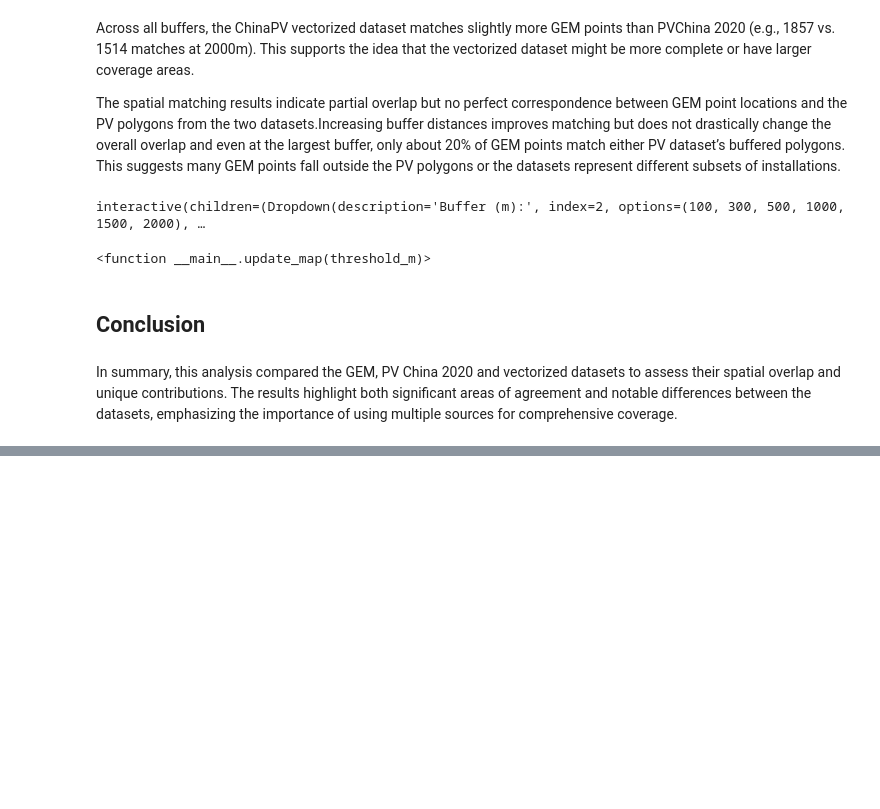
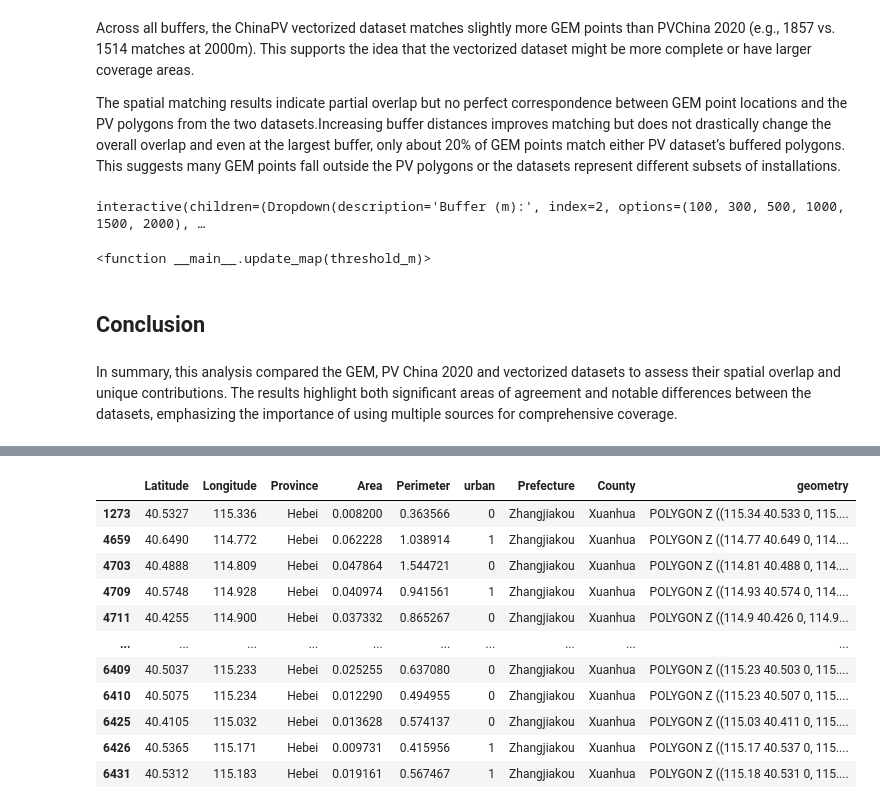
Before and after one commit to XinranHf/solar-data-china, a Jupyter notebook: scripts/analysis/compare_datasets.ipynb, the cells around one changed output, grey strips where cells are left out. Cells and saved outputs as stored; diff of their text form; code cells hidden in the pictures; blank space fills up the shorter version.

```diff
--- a/scripts/analysis/compare_datasets.ipynb
+++ b/scripts/analysis/compare_datasets.ipynb
@@ -527,0 +555,84 @@ In summary, this analysis compared the GEM, PV China 2020 and vectorized dataset
+# %%
+# For each county in the focus list, compare the three datasets at the county level.
+# Save the counts in a DataFrame for later plotting.
+
+county_count_records = []
+
+for idx, row in focus_counties.iterrows():
+    province = row['province']
+    prefecture = row['prefecture']
+    county = row['county']
+
+    print(f"\n=== {province} / {prefecture} / {county} ===")
+
+    # Special handling for Hanbin and Baishui: only match on prefecture
+    is_hanbin = prefecture.strip().lower() == "hanbin"
+    is_baishui = prefecture.strip().lower() == "baishui"
+
+    # Helper function for "contains" county matching (case-insensitive, ignore NaN)
+    def county_contains(df, province, prefecture, county):
+        mask = (
+            (df['Province'] == province) &
+            (df['Prefecture'] == prefecture) &
+            (df['County'].astype(str).str.lower().str.contains(str(county).lower(), na=False))
+        )
+        return df[mask]
+
+    # GEM
+    if is_hanbin or is_baishui:
+        gem_county = gem[
+            (gem['Province'] == province) &
+            (gem['Prefecture'] == prefecture)
+        ]
+    else:
+        gem_county = county_contains(gem, province, prefecture, county)
+    gem_count = len(gem_county)
+    print(f"GEM: {gem_count} records")
+    if not gem_county.empty:
+        display(gem_county)
+    else:
+        print("No GEM records for this county.")
+
+    # PV China 2020
+    if is_hanbin or is_baishui:
+        pvchina_county = pvchina_2020[
+            (pvchina_2020['Province'] == province) &
+            (pvchina_2020['Prefecture'] == prefecture)
+        ]
+    else:
+        pvchina_county = county_contains(pvchina_2020, province, prefecture, county)
+    pvchina_count = len(pvchina_county)
+    print(f"PV China 2020: {pvchina_count} records")
+    if not pvchina_county.empty:
+        display(pvchina_county)
+    else:
+        print("No PV China 2020 records for this county.")
+
+    # ChinaPV Vectorized 2020
+    if is_hanbin or is_baishui:
+        chinapv_vec_county = chinapv_vectorized_2020[
+            (chinapv_vectorized_2020['Province'] == province) &
+            (chinapv_vectorized_2020['Prefecture'] == prefecture)
+        ]
+    else:
+        chinapv_vec_county = county_contains(chinapv_vectorized_2020, province, prefecture, county)
+    chinapv_vec_count = len(chinapv_vec_county)
+    print(f"ChinaPV Vectorized 2020: {chinapv_vec_count} records")
+    if not chinapv_vec_county.empty:
+        display(chinapv_vec_county)
+    else:
+        print("No ChinaPV Vectorized 2020 records for this county.")
+
+    # Save counts for this county
+    county_count_records.append({
+        "province": province,
+        "prefecture": prefecture,
+        "county": county,
+        "GEM_count": gem_count,
+        "PVChina2020_count": pvchina_count,
+        "ChinaPV_Vectorized2020_count": chinapv_vec_count
+    })
+
+# Create a DataFrame with the counts for later plotting
+county_counts_df = pd.DataFrame(county_count_records)
+# %% [output]
@@ -527,0 +678,12 @@ In summary, this analysis compared the GEM, PV China 2020 and vectorized dataset
+|  | Latitude | Longitude | Province | Area | Perimeter | urban | Prefecture | County | geometry |
+| 1273 | 40.5327 | 115.336 | Hebei | 0.008200 | 0.363566 | 0 | Zhangjiakou | Xuanhua | POLYGON Z ((115.34 40.533 0, 115.... |
+| 4659 | 40.6490 | 114.772 | Hebei | 0.062228 | 1.038914 | 1 | Zhangjiakou | Xuanhua | POLYGON Z ((114.77 40.649 0, 114.... |
+| 4703 | 40.4888 | 114.809 | Hebei | 0.047864 | 1.544721 | 0 | Zhangjiakou | Xuanhua | POLYGON Z ((114.81 40.488 0, 114.... |
+| 4709 | 40.5748 | 114.928 | Hebei | 0.040974 | 0.941561 | 1 | Zhangjiakou | Xuanhua | POLYGON Z ((114.93 40.574 0, 114.... |
+| 4711 | 40.4255 | 114.900 | Hebei | 0.037332 | 0.865267 | 0 | Zhangjiakou | Xuanhua | POLYGON Z ((114.9 40.426 0, 114.9... |
+| ... | ... | ... | ... | ... | ... | ... | ... | ... | ... |
+| 6409 | 40.5037 | 115.233 | Hebei | 0.025255 | 0.637080 | 0 | Zhangjiakou | Xuanhua | POLYGON Z ((115.23 40.503 0, 115.... |
+| 6410 | 40.5075 | 115.234 | Hebei | 0.012290 | 0.494955 | 0 | Zhangjiakou | Xuanhua | POLYGON Z ((115.23 40.507 0, 115.... |
+| 6425 | 40.4105 | 115.032 | Hebei | 0.013628 | 0.574137 | 0 | Zhangjiakou | Xuanhua | POLYGON Z ((115.03 40.411 0, 115.... |
+| 6426 | 40.5365 | 115.171 | Hebei | 0.009731 | 0.415956 | 1 | Zhangjiakou | Xuanhua | POLYGON Z ((115.17 40.537 0, 115.... |
+| 6431 | 40.5312 | 115.183 | Hebei | 0.019161 | 0.567467 | 1 | Zhangjiakou | Xuanhua | POLYGON Z ((115.18 40.531 0, 115.... |
```
Also changed, not shown: parts of 5 cells of this notebook, 28 other files.
